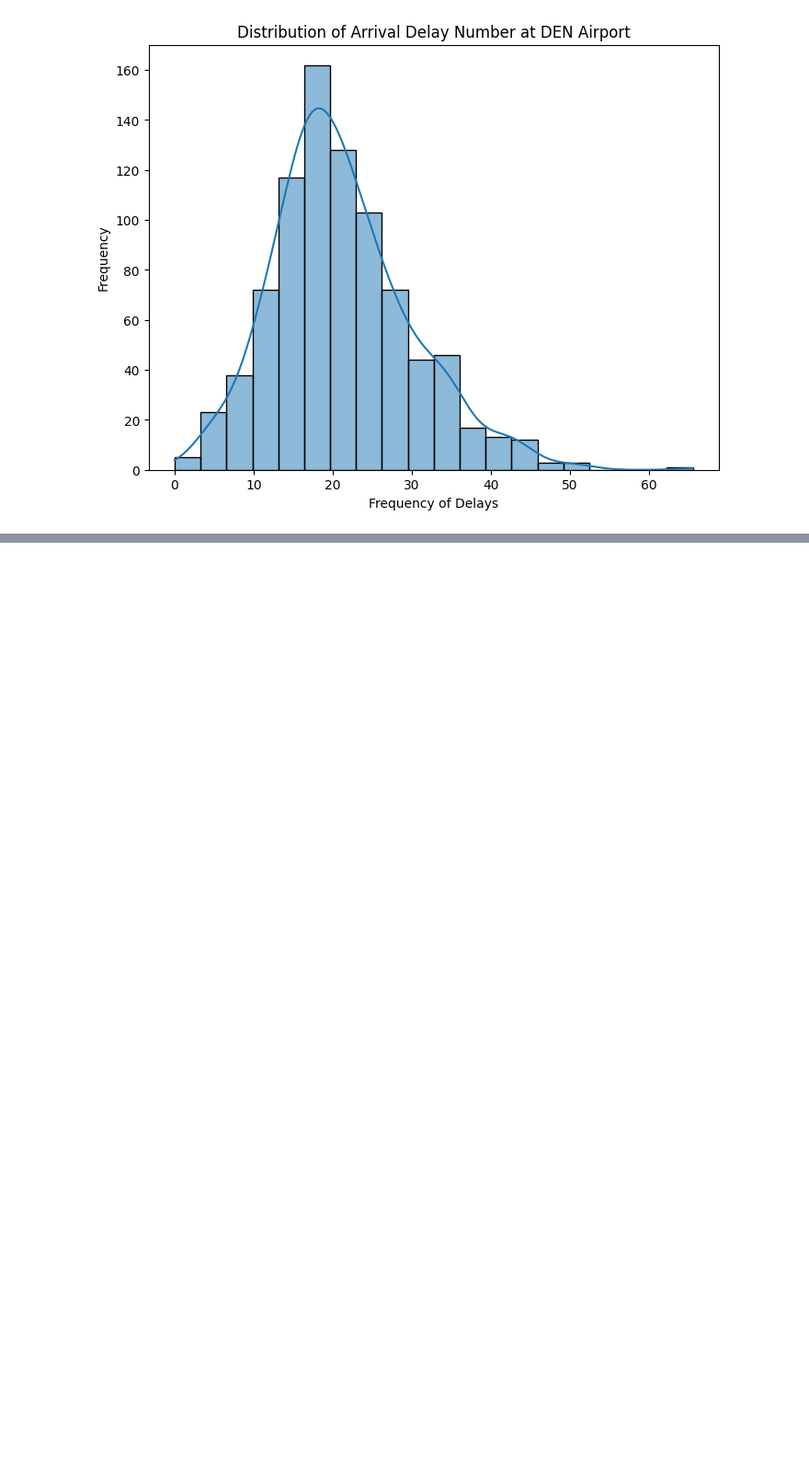
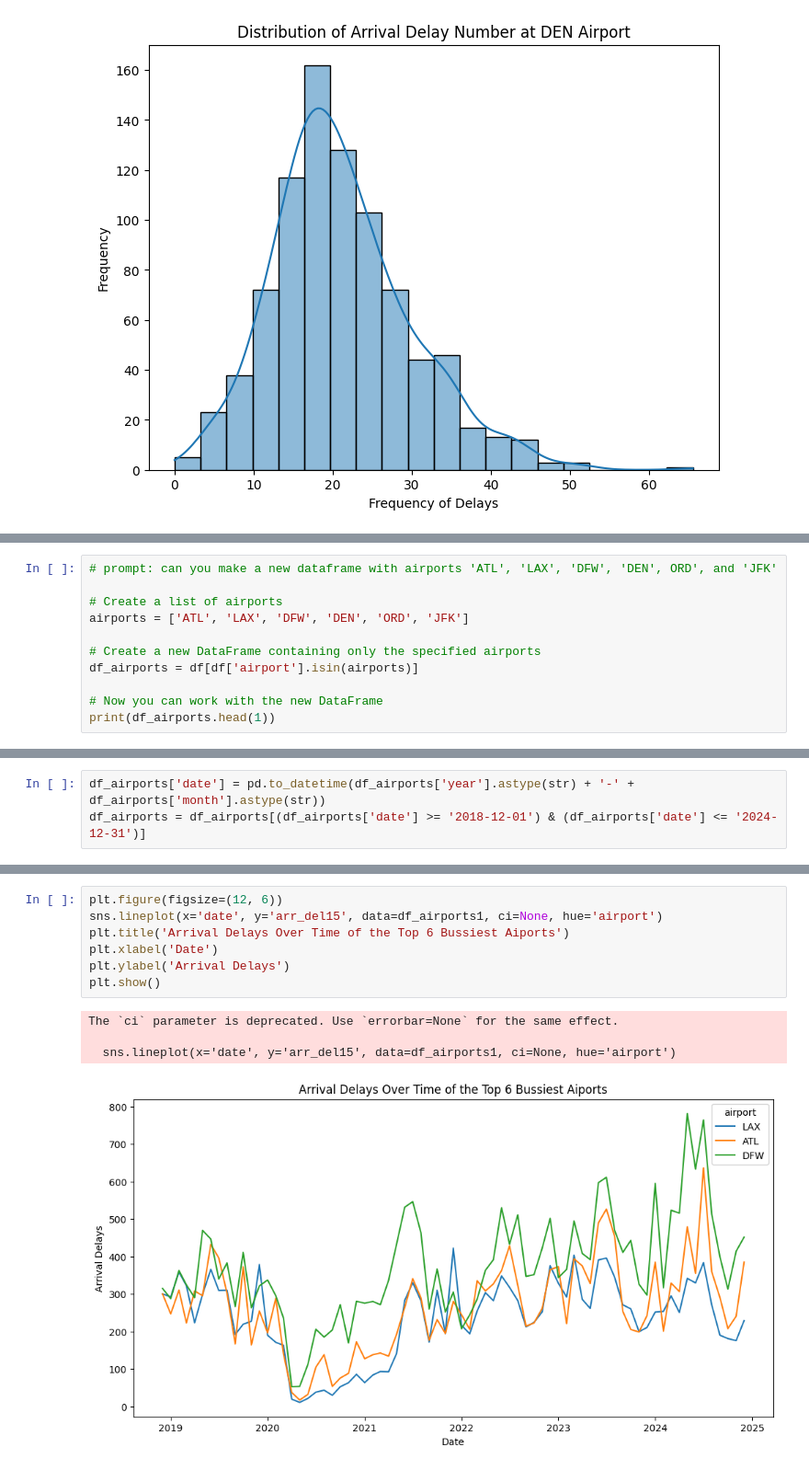
Before and after one commit to keeg2025/DataScienceCapstone25, a Jupyter notebook: StartingFinalProjectWork.ipynb, the cells around one changed output, grey strips where cells are left out. Shown at 92% size. Drawn from its saved outputs; the diff is of its cells as text; blank space fills up the shorter version.

```diff
--- a/StartingFinalProjectWork.ipynb
+++ b/StartingFinalProjectWork.ipynb
@@ -181,0 +199,11 @@ plt.show()
+# %%
+# prompt: can you make a new dataframe with airports 'ATL', 'LAX', 'DFW', 'DEN', ORD', and 'JFK'
+
+# Create a list of airports
+airports = ['ATL', 'LAX', 'DFW', 'DEN', 'ORD', 'JFK']
+
+# Create a new DataFrame containing only the specified airports
+df_airports = df[df['airport'].isin(airports)]
+
+# Now you can work with the new DataFrame
+print(df_airports.head(1))
@@ -181,0 +227,3 @@ plt.show()
+# %%
+df_airports['date'] = pd.to_datetime(df_airports['year'].astype(str) + '-' + df_airports['month'].astype(str))
+df_airports = df_airports[(df_airports['date'] >= '2018-12-01') & (df_airports['date'] <= '2024-12-31')]
@@ -181,0 +251,12 @@ plt.show()
+# %%
+plt.figure(figsize=(12, 6))
+sns.lineplot(x='date', y='arr_del15', data=df_airports1, ci=None, hue='airport')
+plt.title('Arrival Delays Over Time of the Top 6 Bussiest Aiports')
+plt.xlabel('Date')
+plt.ylabel('Arrival Delays')
+plt.show()
+# %% [output]
+The `ci` parameter is deprecated. Use `errorbar=None` for the same effect.
+
+  sns.lineplot(x='date', y='arr_del15', data=df_airports1, ci=None, hue='airport')
+[figure, added]
```
Also changed, not shown: parts of 27 cells of this notebook.
